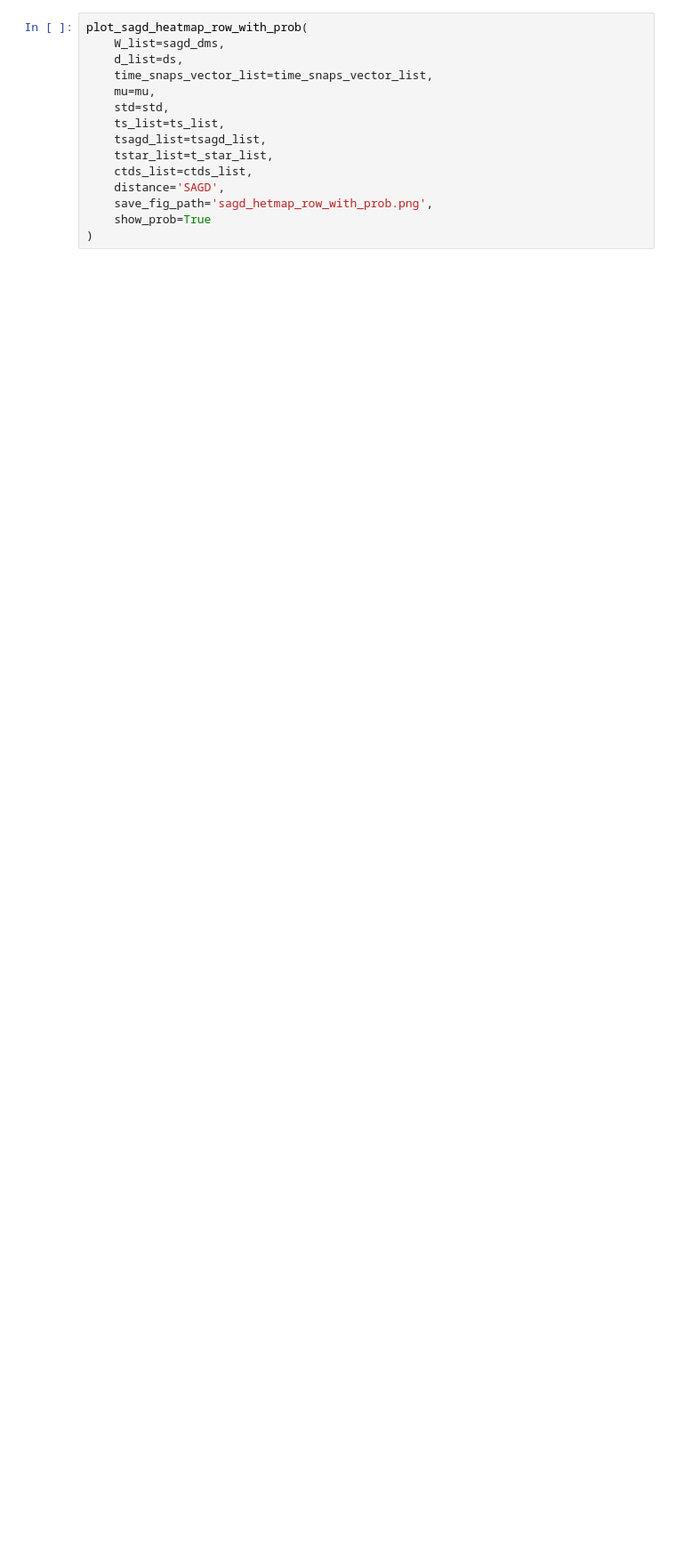
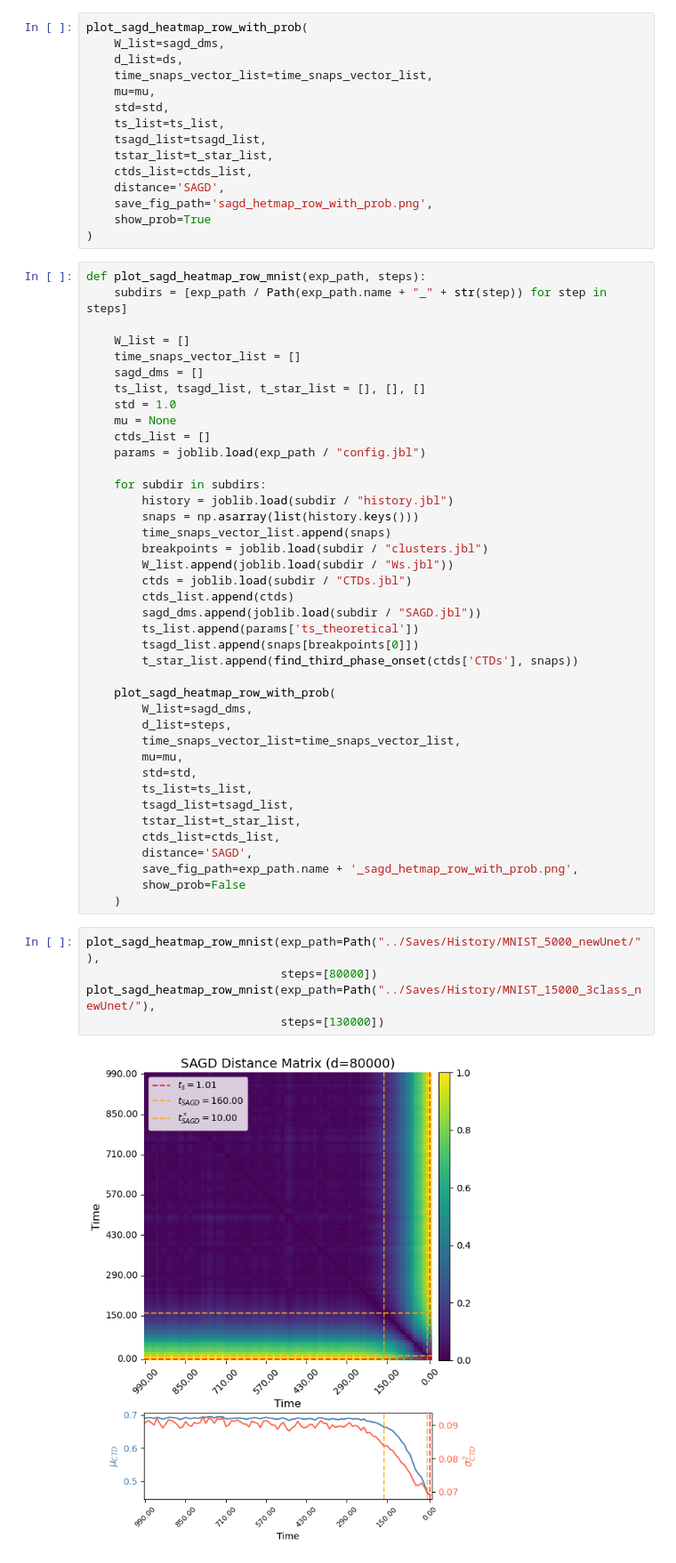
Before and after one commit to msarrias/Shape-Aware-Regimes-of-Diffusion-Models, a Jupyter notebook: notebooks/speciation_time_v2.ipynb, the cells around one changed output. Shown at 89% size. Cells and saved outputs as stored; diff of their text form; blank space fills up the shorter version.

Commit message:
Save theoretic speciation time in mnist dataset

```diff
--- a/notebooks/speciation_time_v2.ipynb
+++ b/notebooks/speciation_time_v2.ipynb
@@ -45,3 +46,50 @@ plot_sagd_heatmap_row_with_prob(
     save_fig_path='sagd_hetmap_row_with_prob.png',
     show_prob=True
 )
+# %%
+def plot_sagd_heatmap_row_mnist(exp_path, steps):
+    subdirs = [exp_path / Path(exp_path.name + "_" + str(step)) for step in steps]
+
+    W_list = []
+    time_snaps_vector_list = []
+    sagd_dms = []
+    ts_list, tsagd_list, t_star_list = [], [], []
+    std = 1.0
+    mu = None
+    ctds_list = []
+    params = joblib.load(exp_path / "config.jbl")
+
+    for subdir in subdirs:
+        history = joblib.load(subdir / "history.jbl")
+        snaps = np.asarray(list(history.keys()))
+        time_snaps_vector_list.append(snaps)
+        breakpoints = joblib.load(subdir / "clusters.jbl")
+        W_list.append(joblib.load(subdir / "Ws.jbl"))
+        ctds = joblib.load(subdir / "CTDs.jbl")
+        ctds_list.append(ctds)
+        sagd_dms.append(joblib.load(subdir / "SAGD.jbl"))
+        ts_list.append(params['ts_theoretical'])
+        tsagd_list.append(snaps[breakpoints[0]])
+        t_star_list.append(find_third_phase_onset(ctds['CTDs'], snaps))
+
+    plot_sagd_heatmap_row_with_prob(
+        W_list=sagd_dms,
+        d_list=steps,
+        time_snaps_vector_list=time_snaps_vector_list,
+        mu=mu,
+        std=std,
+        ts_list=ts_list,
+        tsagd_list=tsagd_list,
+        tstar_list=t_star_list,
+        ctds_list=ctds_list,
+        distance='SAGD',
+        save_fig_path=exp_path.name + '_sagd_hetmap_row_with_prob.png',
+        show_prob=False
+    )
+# %%
+plot_sagd_heatmap_row_mnist(exp_path=Path("../Saves/History/MNIST_5000_newUnet/"),
+                            steps=[80000])
+plot_sagd_heatmap_row_mnist(exp_path=Path("../Saves/History/MNIST_15000_3class_newUnet/"),
+                            steps=[130000])
+# %% [output]
+[figure, added]
```
Also changed, not shown: parts of 3 cells of this notebook, 3 other files.
